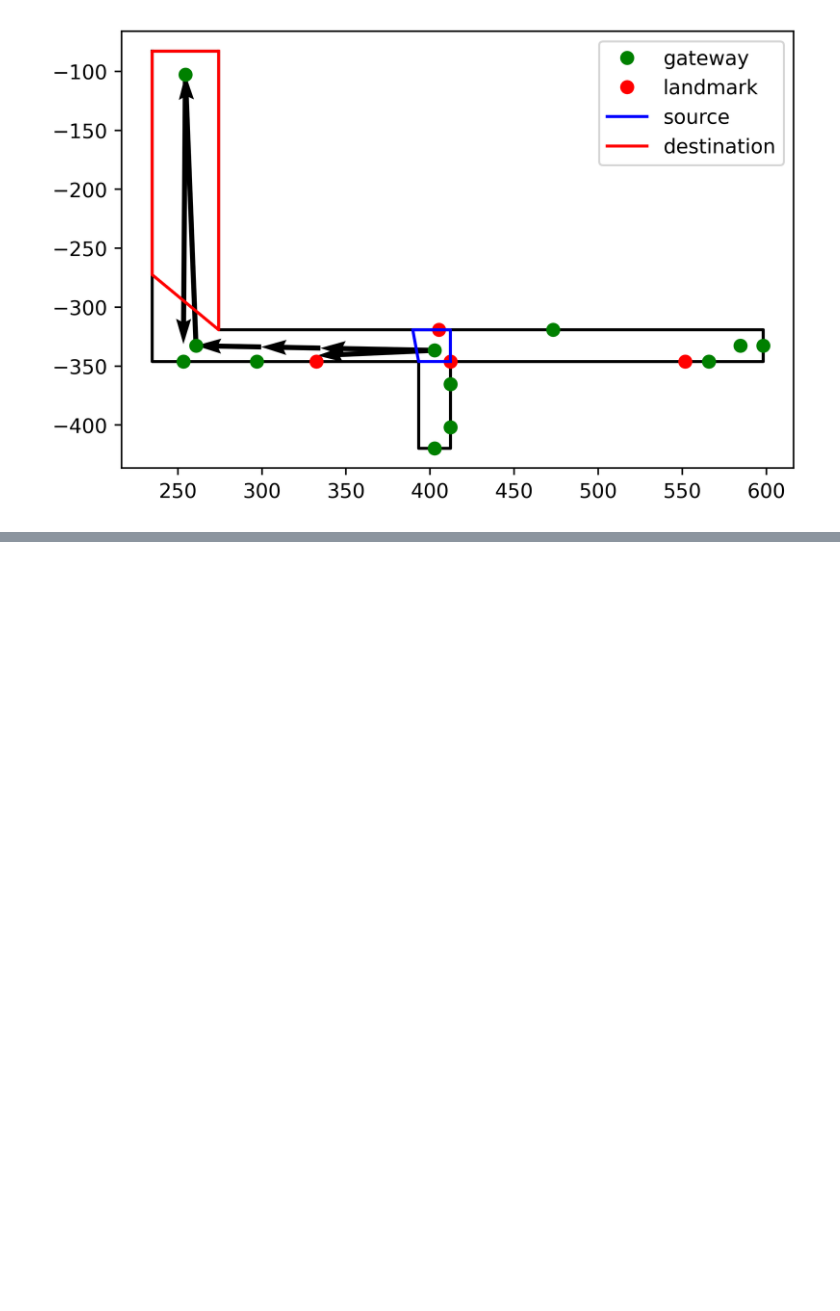
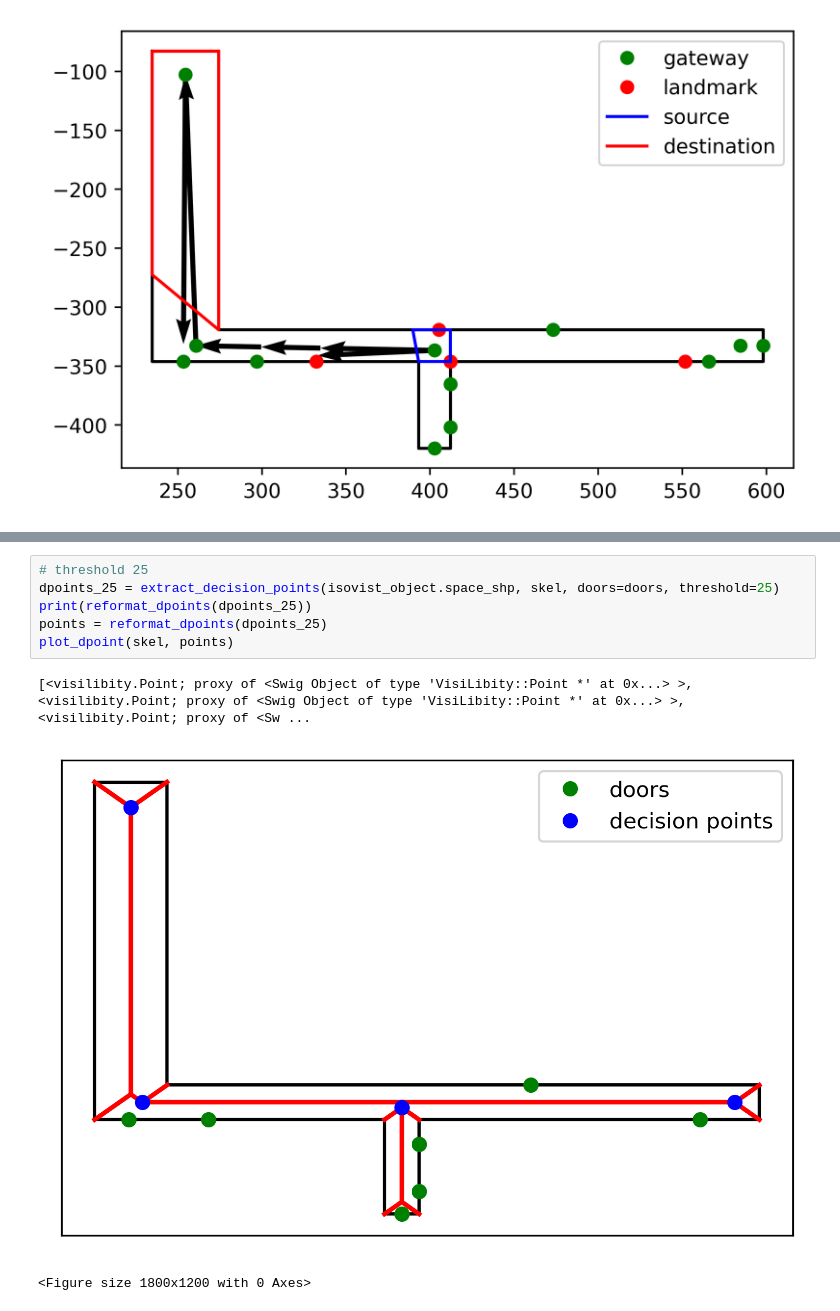
Before and after one commit to hamzeiehsan/indoor_view_graph, a Jupyter notebook: TestViewGraph.ipynb, the cells around one changed output, grey strips where cells are left out. Cells and saved outputs as stored; diff of their text form; blank space fills up the shorter version.

```diff
--- a/TestViewGraph.ipynb
+++ b/TestViewGraph.ipynb
@@ -650,0 +779,10 @@ plotter.show()
+# %%
+# threshold 25
+dpoints_25 = extract_decision_points(isovist_object.space_shp, skel, doors=doors, threshold=25)
+print(reformat_dpoints(dpoints_25))
+points = reformat_dpoints(dpoints_25)
+plot_dpoint(skel, points)
+# %% [output]
+[<visilibity.Point; proxy of <Swig Object of type 'VisiLibity::Point *' at 0x...> >, <visilibity.Point; proxy of <Swig Object of type 'VisiLibity::Point *' at 0x...> >, <visilibity.Point; proxy of <Sw ...
+[figure, added]
+<Figure size 1800x1200 with 0 Axes>
```
Also changed, not shown: parts of 16 cells of this notebook.
